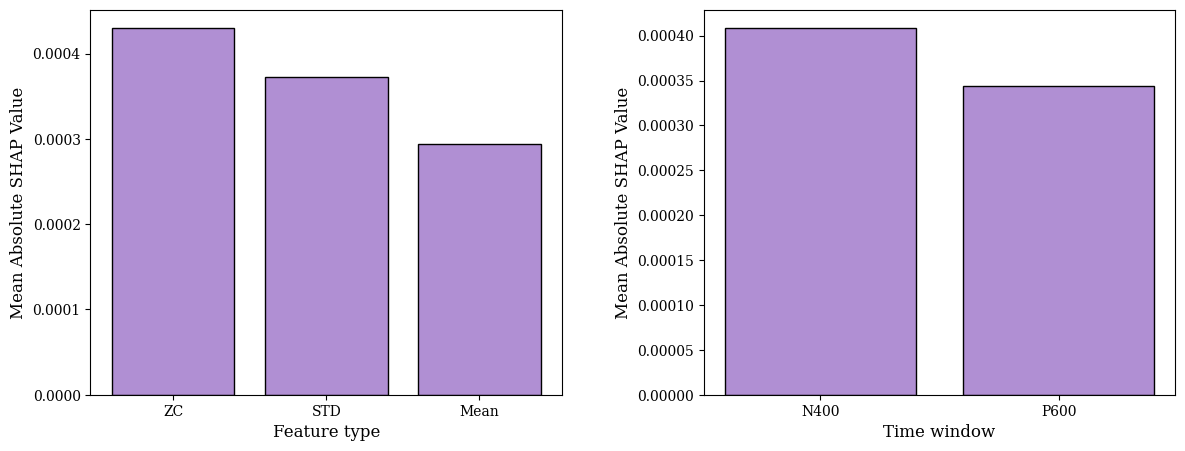
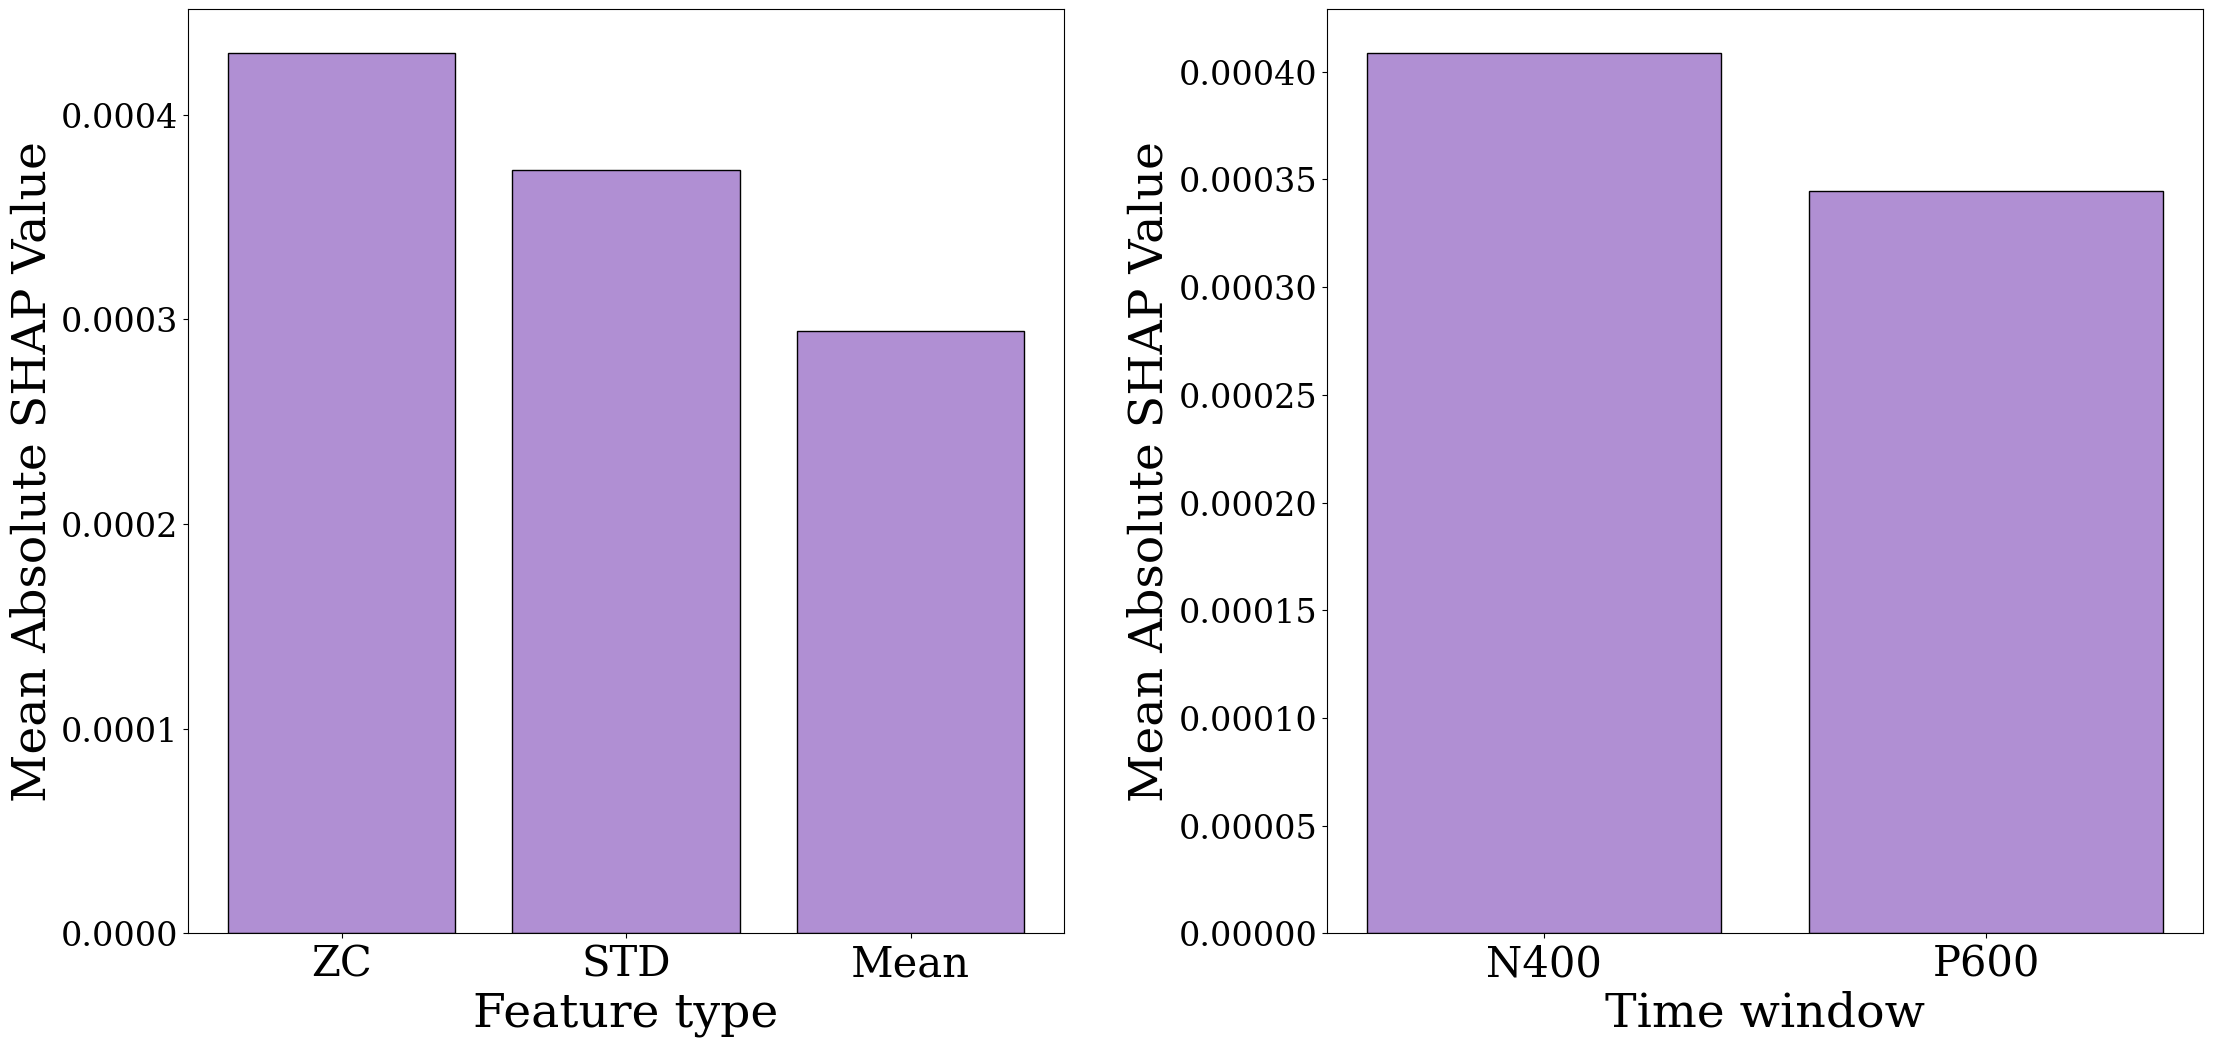
The change to this notebook cell's code, shown as a diff; its figure went from the first image to the second:
--- before
+++ after
@@ -33,14 +33,14 @@
 plt.rcParams.update({
     "font.family": "serif",
-    "font.size": 11,
-    "axes.titlesize": 12,
-    "axes.labelsize": 12,
-    "xtick.labelsize": 10,
-    "ytick.labelsize": 10,
-    "legend.fontsize": 10
+    "font.size": 34,
+    "axes.titlesize": 34,
+    "axes.labelsize": 34,
+    "xtick.labelsize": 30,
+    "ytick.labelsize": 24,
+    "legend.fontsize": 34
 })
 
 # two panels side by side
-fig, (ax1, ax2) = plt.subplots(1, 2, figsize=(14, 5))
+fig, (ax1, ax2) = plt.subplots(1, 2, figsize=(26, 12))
 # space between them
 plt.subplots_adjust(wspace=0.3)

Commit: final